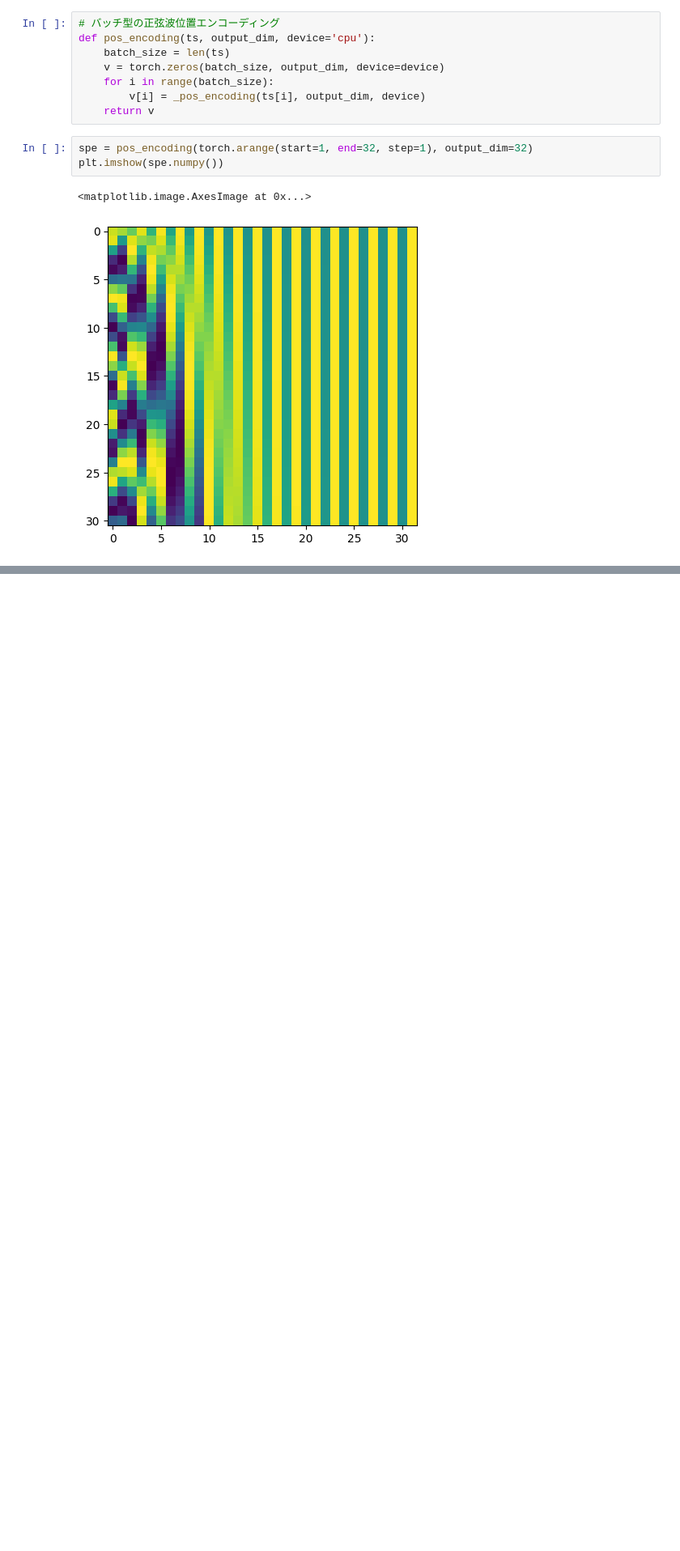
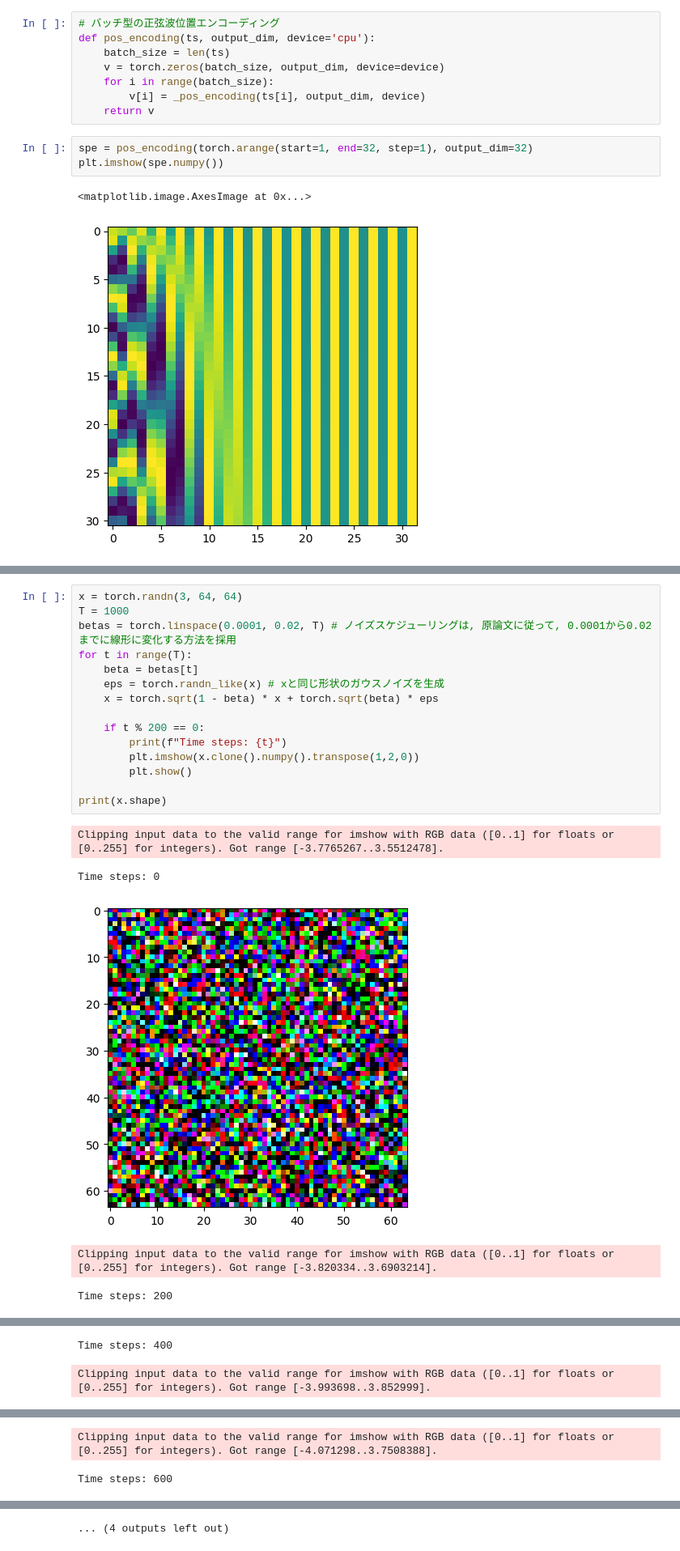
Before and after one commit to inoueshinichi/Book_ZeroDeepLearning5, a Jupyter notebook: diffusion.ipynb, the cells around one changed output, grey strips where cells are left out. Shown at 81% size. Drawn from its saved outputs; the diff is of its cells as text; blank space fills up the shorter version.

Commit message:
[Update] add one-step diffuse

```diff
--- a/diffusion.ipynb
+++ b/diffusion.ipynb
@@ -140,0 +220,21 @@ plt.imshow(spe.numpy())
+# %%
+x = torch.randn(3, 64, 64)
+T = 1000
+betas = torch.linspace(0.0001, 0.02, T) # ノイズスケジューリングは, 原論文に従って, 0.0001から0.02までに線形に変化する方法を採用
+for t in range(T):
+    beta = betas[t]
+    eps = torch.randn_like(x) # xと同じ形状のガウスノイズを生成
+    x = torch.sqrt(1 - beta) * x + torch.sqrt(beta) * eps
+
+    if t % 200 == 0:
+        print(f"Time steps: {t}")
+        plt.imshow(x.clone().numpy().transpose(1,2,0))
+        plt.show()
+
+print(x.shape)
+# %% [output]
+Clipping input data to the valid range for imshow with RGB data ([0..1] for floats or [0..255] for integers). Got range [-3.7765267..3.5512478].
+Time steps: 0
+[figure, added]
+Clipping input data to the valid range for imshow with RGB data ([0..1] for floats or [0..255] for integers). Got range [-3.820334..3.6903214].
+Time steps: 200
@@ -140,0 +242,2 @@ plt.imshow(spe.numpy())
+Time steps: 400
+Clipping input data to the valid range for imshow with RGB data ([0..1] for floats or [0..255] for integers). Got range [-3.993698..3.852999].
@@ -140,0 +245,2 @@ plt.imshow(spe.numpy())
+Clipping input data to the valid range for imshow with RGB data ([0..1] for floats or [0..255] for integers). Got range [-4.071298..3.7508388].
+Time steps: 600
@@ -140,0 +248 @@ plt.imshow(spe.numpy())
+... (4 outputs left out)
```
Also changed, not shown: parts of 26 cells of this notebook, 1 other file.
